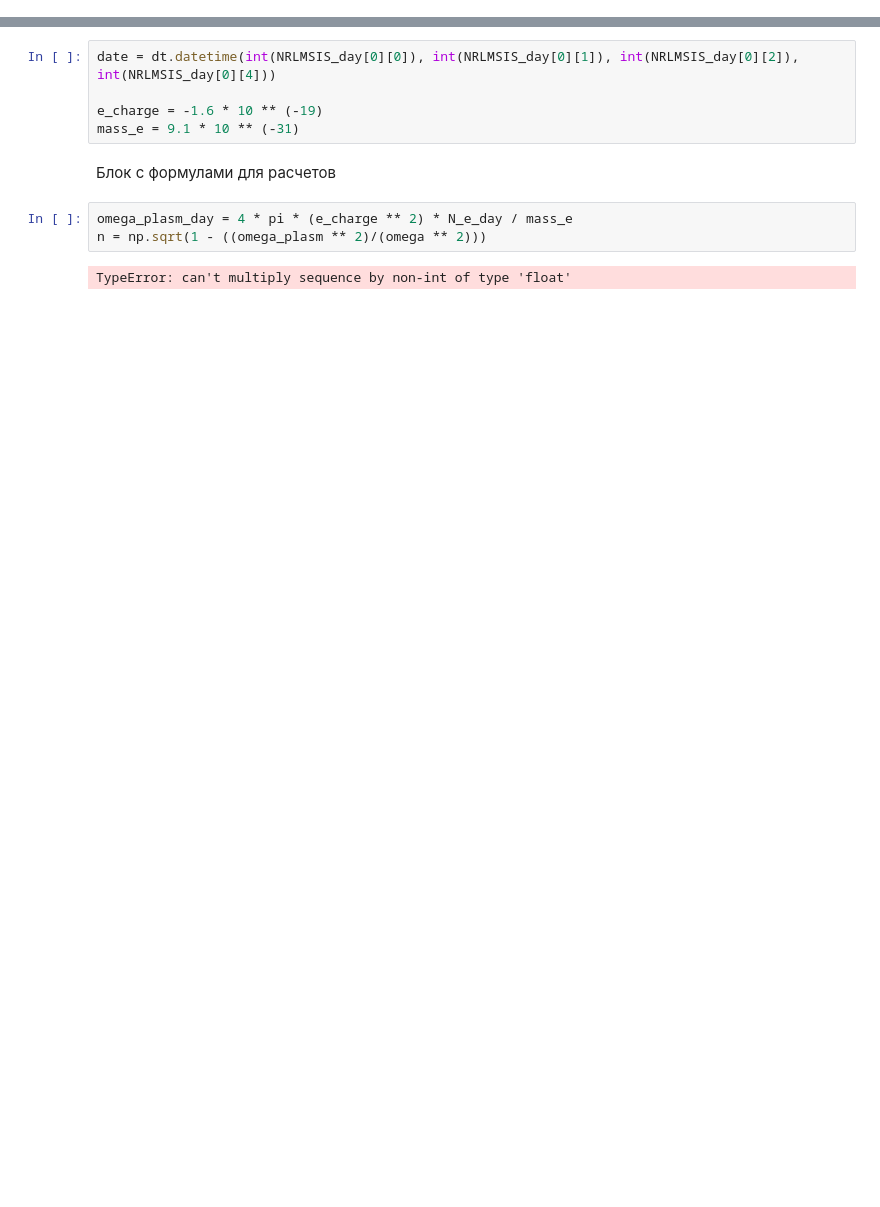
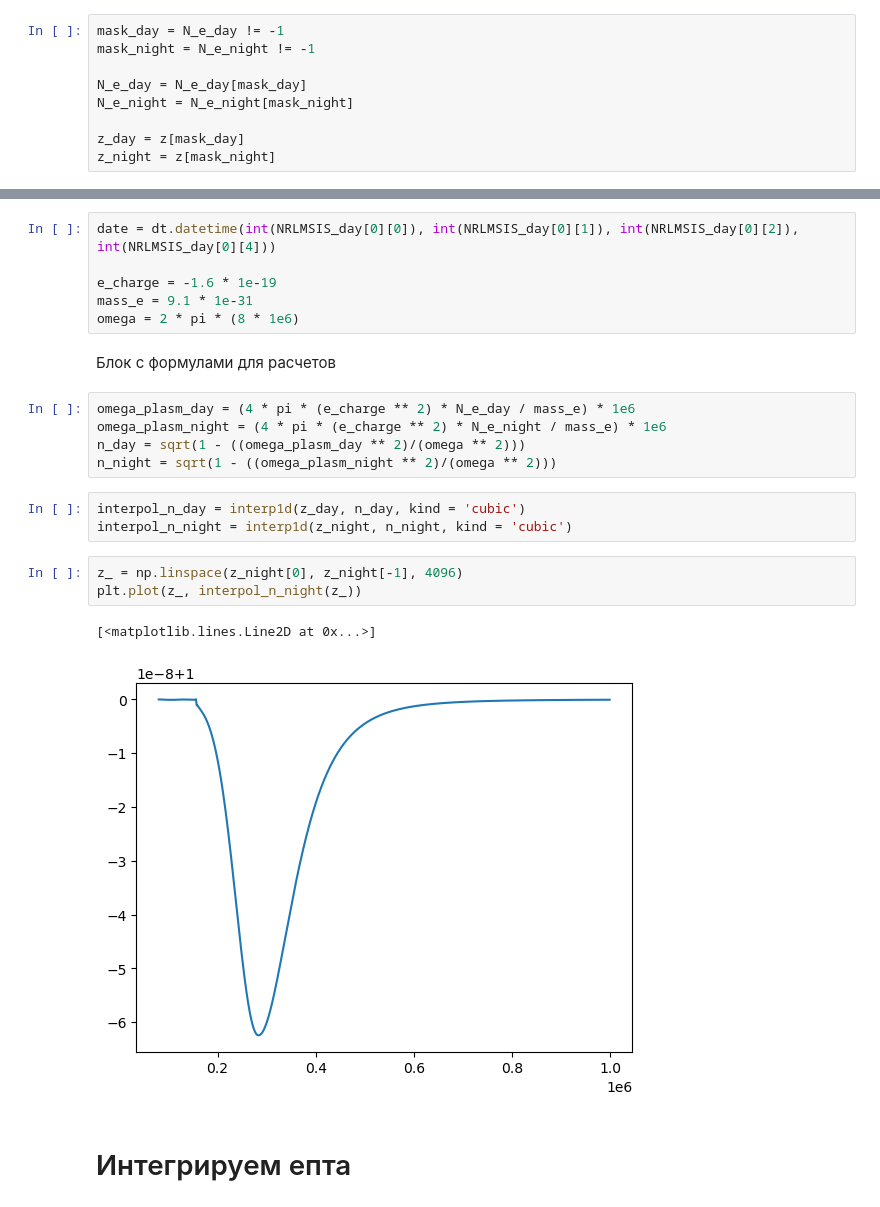
Before and after one commit to astronom-v-cube/exam_rrv, a Jupyter notebook: 5.ipynb, the cells around one changed output, grey strips where cells are left out. Drawn from its saved outputs; the diff is of its cells as text; blank space fills up the shorter version.

```diff
--- a/5.ipynb
+++ b/5.ipynb
@@ -24,14 +46,35 @@ N_e_night = [item[1] for item in IRI_night]
+# %%
+mask_day = N_e_day != -1
+mask_night = N_e_night != -1
+
+N_e_day = N_e_day[mask_day]
+N_e_night = N_e_night[mask_night]
+
+z_day = z[mask_day]
+z_night = z[mask_night]
 # %% [markdown]
 Блок с константами
 # %%
 date = dt.datetime(int(NRLMSIS_day[0][0]), int(NRLMSIS_day[0][1]), int(NRLMSIS_day[0][2]), int(NRLMSIS_day[0][4]))
 
-e_charge = -1.6 * 10 ** (-19)
-mass_e = 9.1 * 10 ** (-31)
+e_charge = -1.6 * 1e-19
+mass_e = 9.1 * 1e-31
+omega = 2 * pi * (8 * 1e6)
 # %% [markdown]
 Блок с формулами для расчетов
 # %%
-omega_plasm_day = 4 * pi * (e_charge ** 2) * N_e_day / mass_e
-n = np.sqrt(1 - ((omega_plasm ** 2)/(omega ** 2)))
+omega_plasm_day = (4 * pi * (e_charge ** 2) * N_e_day / mass_e) * 1e6
+omega_plasm_night = (4 * pi * (e_charge ** 2) * N_e_night / mass_e) * 1e6
+n_day = sqrt(1 - ((omega_plasm_day ** 2)/(omega ** 2)))
+n_night = sqrt(1 - ((omega_plasm_night ** 2)/(omega ** 2)))
-# %% [output]
-TypeError: can't multiply sequence by non-int of type 'float'
+# %%
+interpol_n_day = interp1d(z_day, n_day, kind = 'cubic')
+interpol_n_night = interp1d(z_night, n_night, kind = 'cubic')
+# %%
+z_ = np.linspace(z_night[0], z_night[-1], 4096)
+plt.plot(z_, interpol_n_night(z_))
+# %% [output]
+[<matplotlib.lines.Line2D at 0x...>]
+[figure, added]
+# %% [markdown]
+# Интегрируем епта
```
Also changed, not shown: parts of 11 cells of this notebook, 2 other files.
